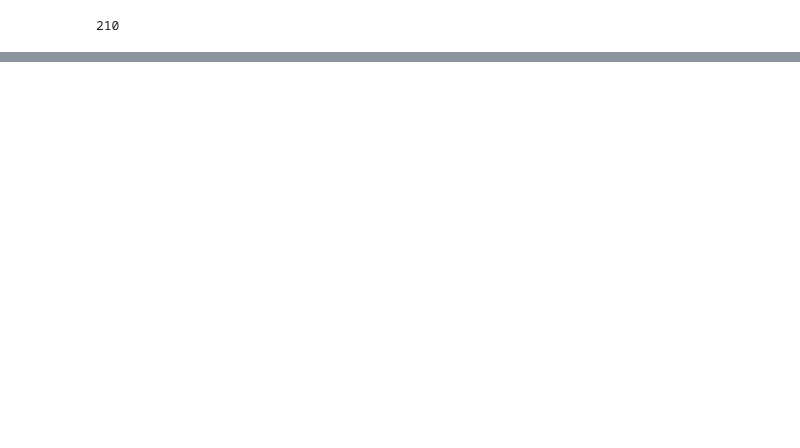
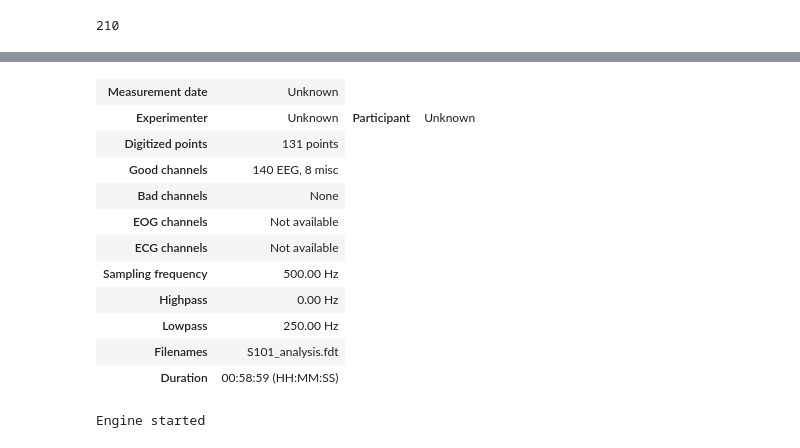
Before and after one commit to incubodac/EEGDECONV, a Jupyter notebook: MNEunfold.ipynb, the cells around one changed output, grey strips where cells are left out. Saved outputs shown, nothing was run; the diff lists cells and outputs as text; code cells hidden in the pictures; blank space fills up the shorter version.

```diff
--- a/MNEunfold.ipynb
+++ b/MNEunfold.ipynb
@@ -219,0 +265,41 @@ paths().results_path()
+# %%
+eeg
+# %% [output]
+| Measurement date | Unknown |
+| Experimenter | Unknown | Participant | Unknown |
+| Digitized points | 131 points |
+| Good channels | 140 EEG, 8 misc |
+| Bad channels | None |
+| EOG channels | Not available |
+| ECG channels | Not available |
+| Sampling frequency | 500.00 Hz |
+| Highpass | 0.00 Hz |
+| Lowpass | 250.00 Hz |
+| Filenames | S101_analysis.fdt |
+| Duration | 00:58:59 (HH:MM:SS) |
+# %%
+class eye_movements:
+    def __init__(self):
+        self.suj = suj.subject_id
+        self.metadata_file_path =  os.path.join(paths().full_metadata_path(),f'{suj.subject_id}_full_metadata.csv')
+        self.stats = self.Stats()
+        self.all_fixations = self.All_fixations
+        self.all_saccades =
+
+    def plot(self):
+        self.stats.plot(self.all_fixations,self.all_saccades)
+
+    class Stats:
+        def __init__(self):
+
+
+        def start(self,):
+            print("Engine started")
+
+
+
+
+my_car = Car("Toyota", "Camry")
+my_car.start()
+# %% [output]
+Engine started
```
Also changed, not shown: parts of 24 cells of this notebook, 7 other files.
